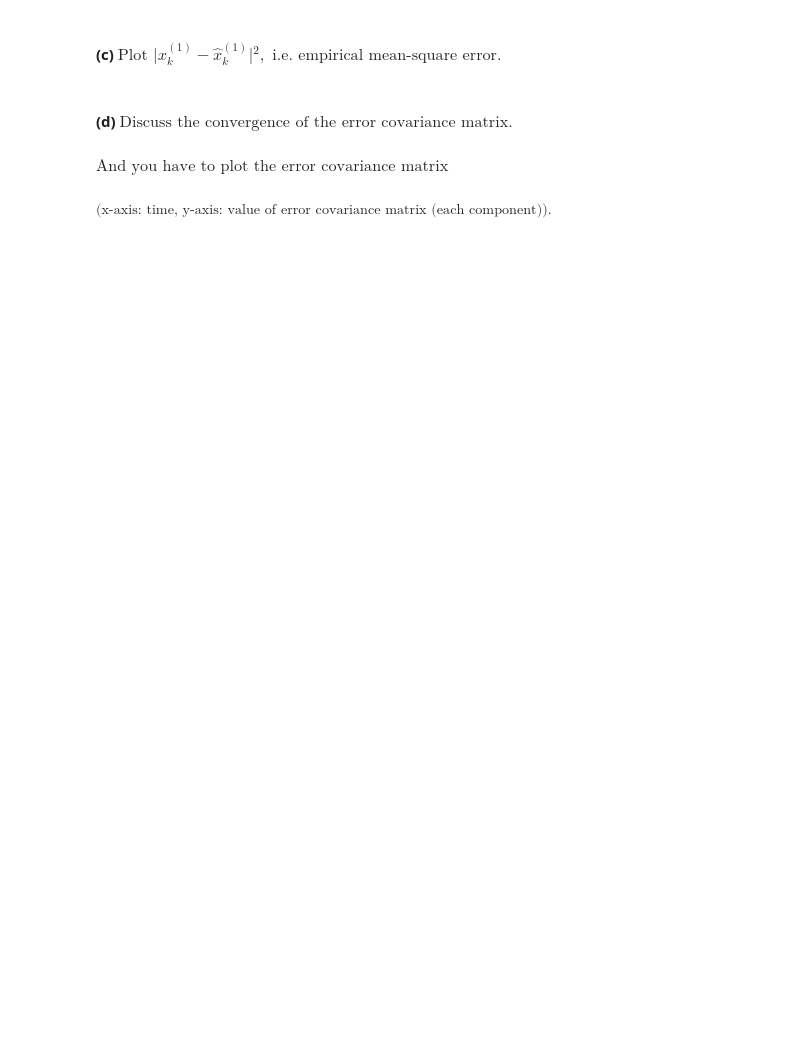
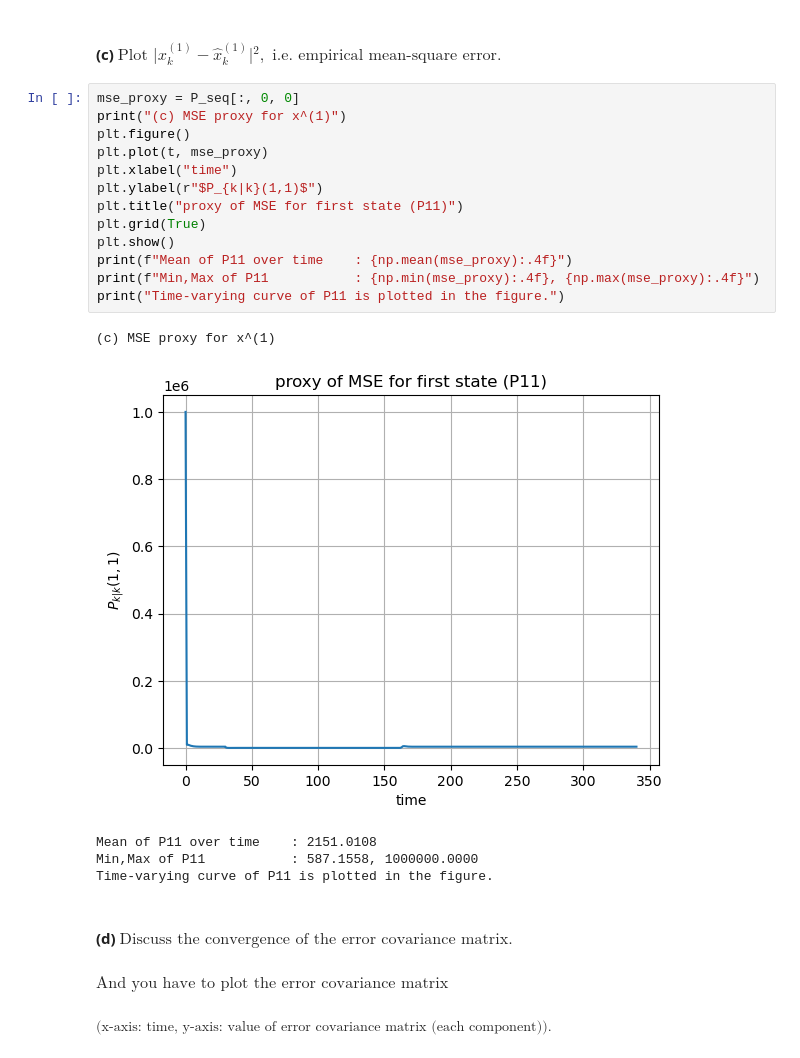
Before and after one commit to sang-he0n/math, a Jupyter notebook: Ⅵ. Random Process/CH00. Exam/00.4. Final-Exam Solution.ipynb, the cells around one changed output. Drawn from its saved outputs; the diff is of its cells as text; blank space fills up the shorter version.

```diff
--- a/Ⅵ. Random Process/CH00. Exam/00.4. Final-Exam Solution.ipynb
+++ b/Ⅵ. Random Process/CH00. Exam/00.4. Final-Exam Solution.ipynb
@@ -84,5 +535,24 @@
 # %% [markdown]
 #### **(c)** $ \text{Plot } \lvert{} x_{k}^{(1)} - \hat{x}_{k}^{(1)} \rvert{}^{2}, \text{ i.e. empirical mean-square error.} $
+# %%
+mse_proxy = P_seq[:, 0, 0]
+print("(c) MSE proxy for x^(1)")
+plt.figure()
+plt.plot(t, mse_proxy)
+plt.xlabel("time")
+plt.ylabel(r"$P_{k|k}(1,1)$")
+plt.title("proxy of MSE for first state (P11)")
+plt.grid(True)
+plt.show()
+print(f"Mean of P11 over time    : {np.mean(mse_proxy):.4f}")
+print(f"Min,Max of P11           : {np.min(mse_proxy):.4f}, {np.max(mse_proxy):.4f}")
+print("Time-varying curve of P11 is plotted in the figure.")
+# %% [output]
+(c) MSE proxy for x^(1)
+[figure, added]
+Mean of P11 over time    : 2151.0108
+Min,Max of P11           : 587.1558, 1000000.0000
+Time-varying curve of P11 is plotted in the figure.
 # %% [markdown]
 #### **(d)** $ \text{Discuss the convergence of the error covariance matrix.} $
 #### $ \text{And you have to plot the error covariance matrix} $
```
Also changed, not shown: parts of 94 cells of this notebook, 1 other file.
